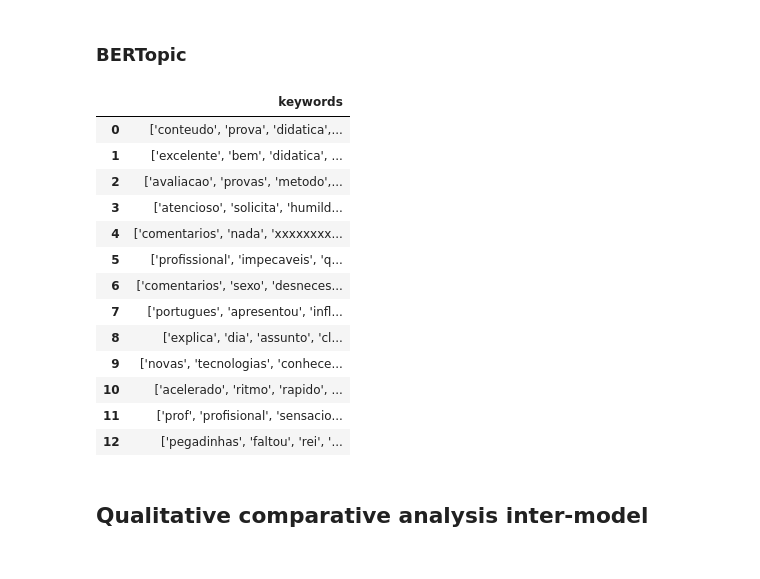
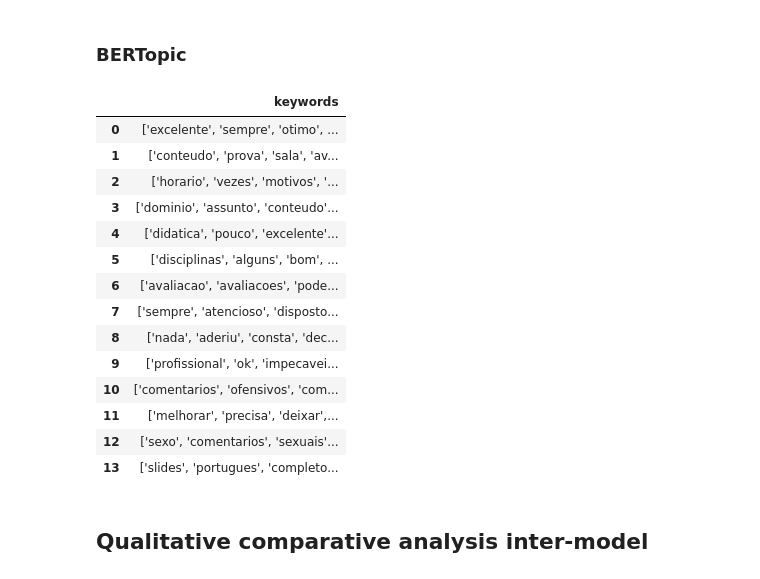
Before and after one commit to PaulaManoella/student_perceptions_analysis_BRACIS, a Jupyter notebook: notebook/output_analysis.ipynb, the cells around one changed output. Cells and saved outputs as stored; diff of their text form; code cells hidden in the pictures.

Commit message:
data topic modeling test

```diff
--- a/notebook/output_analysis.ipynb
+++ b/notebook/output_analysis.ipynb
@@ -140,23 +140,24 @@ nmf_table
 # %% [markdown]
 ### BERTopic
 # %%
-bertopic_table = all_models_topics[all_models_topics['model'] == 'BERTopic'][['keywords']].reset_index(drop=True)
+bertopic_table = all_models_topics[all_models_topics['model'] == 'bertopic'][['keywords']].reset_index(drop=True)
 bertopic_table
 # %% [output]
 |  | keywords |
-| 0 | ['conteudo', 'prova', 'didatica',... |
-| 1 | ['excelente', 'bem', 'didatica', ... |
-| 2 | ['avaliacao', 'provas', 'metodo',... |
-| 3 | ['atencioso', 'solicita', 'humild... |
-| 4 | ['comentarios', 'nada', 'xxxxxxxx... |
-| 5 | ['profissional', 'impecaveis', 'q... |
-| 6 | ['comentarios', 'sexo', 'desneces... |
-| 7 | ['portugues', 'apresentou', 'infl... |
-| 8 | ['explica', 'dia', 'assunto', 'cl... |
-| 9 | ['novas', 'tecnologias', 'conhece... |
-| 10 | ['acelerado', 'ritmo', 'rapido', ... |
-| 11 | ['prof', 'profisional', 'sensacio... |
-| 12 | ['pegadinhas', 'faltou', 'rei', '... |
+| 0 | ['excelente', 'sempre', 'otimo', ... |
+| 1 | ['conteudo', 'prova', 'sala', 'av... |
+| 2 | ['horario', 'vezes', 'motivos', '... |
+| 3 | ['dominio', 'assunto', 'conteudo'... |
+| 4 | ['didatica', 'pouco', 'excelente'... |
+| 5 | ['disciplinas', 'alguns', 'bom', ... |
+| 6 | ['avaliacao', 'avaliacoes', 'pode... |
+| 7 | ['sempre', 'atencioso', 'disposto... |
+| 8 | ['nada', 'aderiu', 'consta', 'dec... |
+| 9 | ['profissional', 'ok', 'impecavei... |
+| 10 | ['comentarios', 'ofensivos', 'com... |
+| 11 | ['melhorar', 'precisa', 'deixar',... |
+| 12 | ['sexo', 'comentarios', 'sexuais'... |
+| 13 | ['slides', 'portugues', 'completo... |
 # %% [markdown]
 ## Qualitative comparative analysis inter-model
 # %% [markdown]
```
Also changed, not shown: parts of 3 cells of this notebook, 1 other file.
